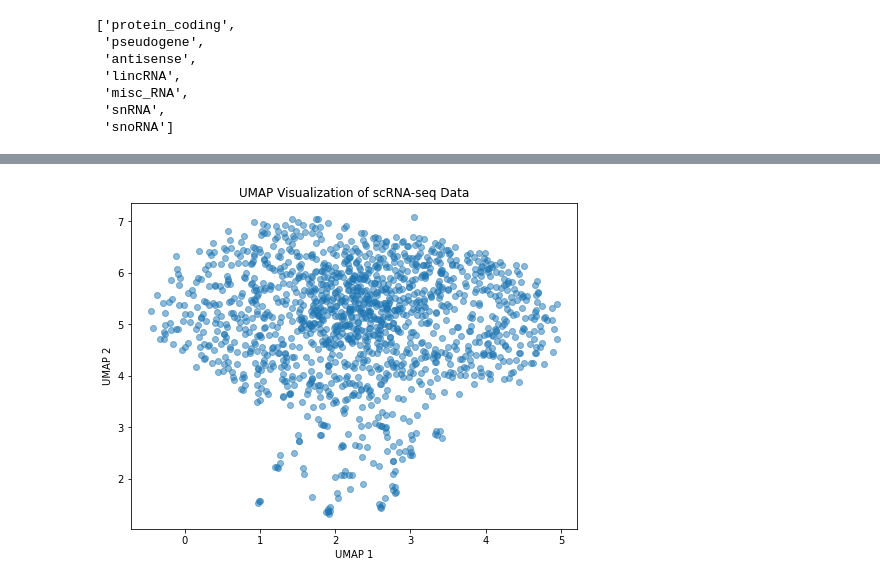
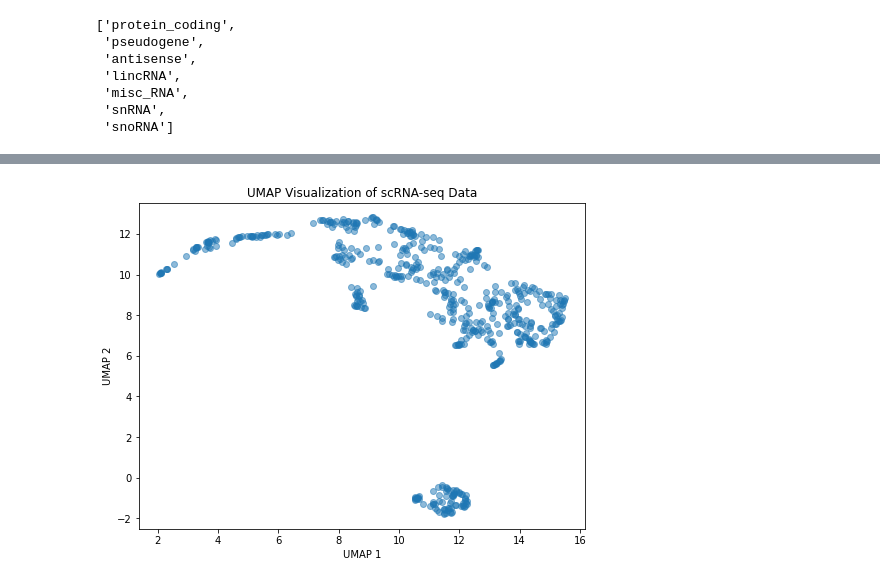
Before and after one commit to jerrywang2352/scRNA_Benchmark, a Jupyter notebook: final_repo/dimension/main.ipynb, the cells around one changed output, grey strips where cells are left out. Saved outputs shown, nothing was run; the diff lists cells and outputs as text; code cells hidden in the pictures.

```diff
--- a/final_repo/dimension/main.ipynb
+++ b/final_repo/dimension/main.ipynb
@@ -24,7 +26,8 @@ for gene_type in gene_types:
   if len(df) >= 1000:
     selected_gene_types.append(gene_type)
 selected_gene_types.remove('miRNA')
-
+data = data.T
+data = data.drop(data.index[:3])
 selected_gene_types
 # %% [output]
 ['protein_coding',
@@ -52,0 +40,4 @@ data
+# %%
+data = data.T
+data = data.drop(data.index[:3])
+data
@@ -222,19 +219,19 @@ Epoch 50/50
 # %%
 def plt_umap(data):
-  selected_columns = data.iloc[:, 3:]
+  selected_columns = data
   umap_reducer = umap.UMAP(n_components=2)
 
   umap_result = umap_reducer.fit_transform(selected_columns)
 
   umap_df = pd.DataFrame(umap_result, columns=['umap_1', 'umap_2'])
 
   plt.figure(figsize=(8, 6))
   plt.scatter(umap_df['umap_1'], umap_df['umap_2'], alpha=0.5)
   plt.title('UMAP Visualization of scRNA-seq Data')
   plt.xlabel('UMAP 1')
   plt.ylabel('UMAP 2')
   plt.show()
 
-plt_umap(data[data['gene_type'] == 'snoRNA'])
+plt_umap(data)
 # %% [output]
-[figure, old version]
+[figure, new version]
```
Also changed, not shown: parts of 8 cells of this notebook, 5 other files.
